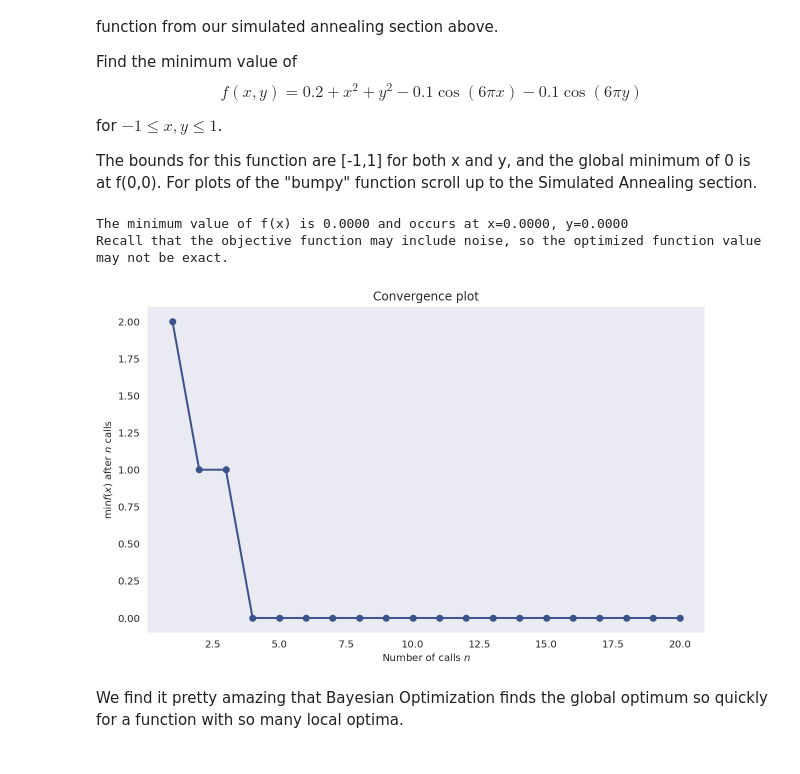
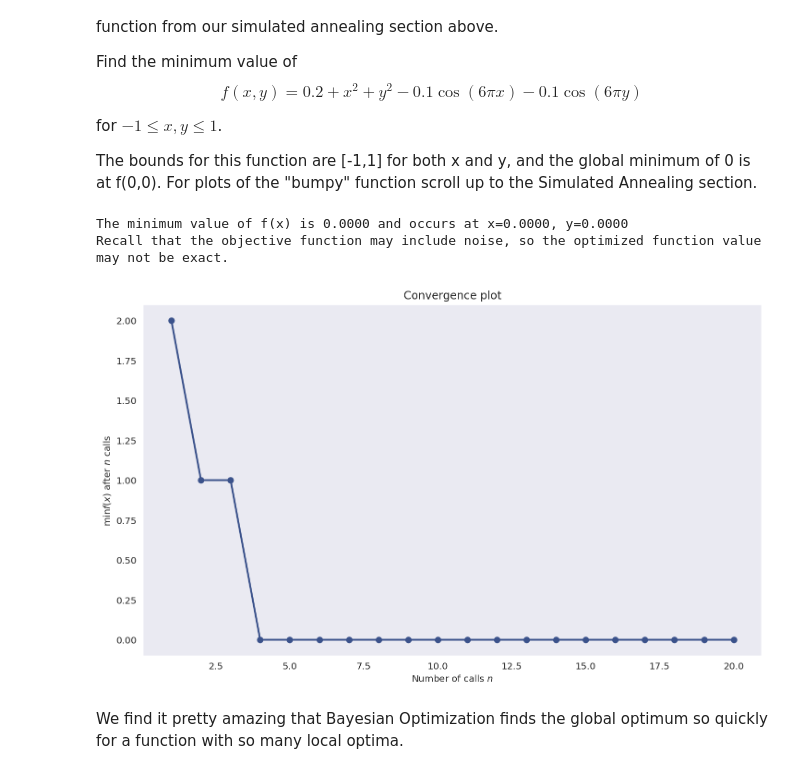
Before and after one commit to DataScienceUWL/DS775, a Jupyter notebook: Lessons/Lesson 06 - Global Optimization 1/Lesson_06.ipynb, the cells around one changed output. Cells and saved outputs as stored; diff of their text form; code cells hidden in the pictures.

```diff
--- a/Lessons/Lesson 06 - Global Optimization 1/Lesson_06.ipynb
+++ b/Lessons/Lesson 06 - Global Optimization 1/Lesson_06.ipynb
@@ -762,34 +763,32 @@ The bounds for this function are [-1,1] for both x and y, and the global minimum
 # %%
 filterwarnings('ignore') # suppress some of the warnings from B.O.
 
 np.random.seed(42)
 
 # same "bumpy" function as in simulated annealing, just written differently
 # assumes xy is a list or array-like with xy = [x, y]
 def bumpy(xy):
     x = xy[0]
     y = xy[1]
     obj = 0.2 + x**2 + y**2 - 0.1 * np.cos(6*np.pi*x) - 0.1 * np.cos(6*np.pi*y)
     return obj
 
 #call the optimization.
 res = gp_minimize(bumpy,                  # the function to minimize
                   [(-1, 1), (-1, 1)],      # the bounds on each dimension of x
                  acq_func="EI",      # the acquisition function
                   n_calls=20,         # the number of evaluations of the objective function
                   n_random_starts=5,  # the number of random initialization points
                   random_state=42)   # the random seed
 
 print(f'The minimum value of f(x) is {res.fun:0.4f} and occurs at x={res.x[0]:0.4f}, y={res.x[1]:0.4f}')
 print(f'Recall that the objective function may include noise, so the optimized function value may not be exact.')
 
-fig = plt.figure(figsize=(10,6)) # we initialize the plot so we can control dimensions
-ax = fig.add_axes
-plot_convergence(res,ax);
+plot_convergence(res);
 # %% [output]
 The minimum value of f(x) is 0.0000 and occurs at x=0.0000, y=0.0000
 Recall that the objective function may include noise, so the optimized function value may not be exact.
-[figure, old version]
+[figure, new version]
 # %% [markdown]
 We find it pretty amazing that Bayesian Optimization finds the global optimum so quickly for a function with so many local optima.
 # %% [markdown]
```
Also changed, not shown: parts of 11 cells of this notebook, 54 other files.
